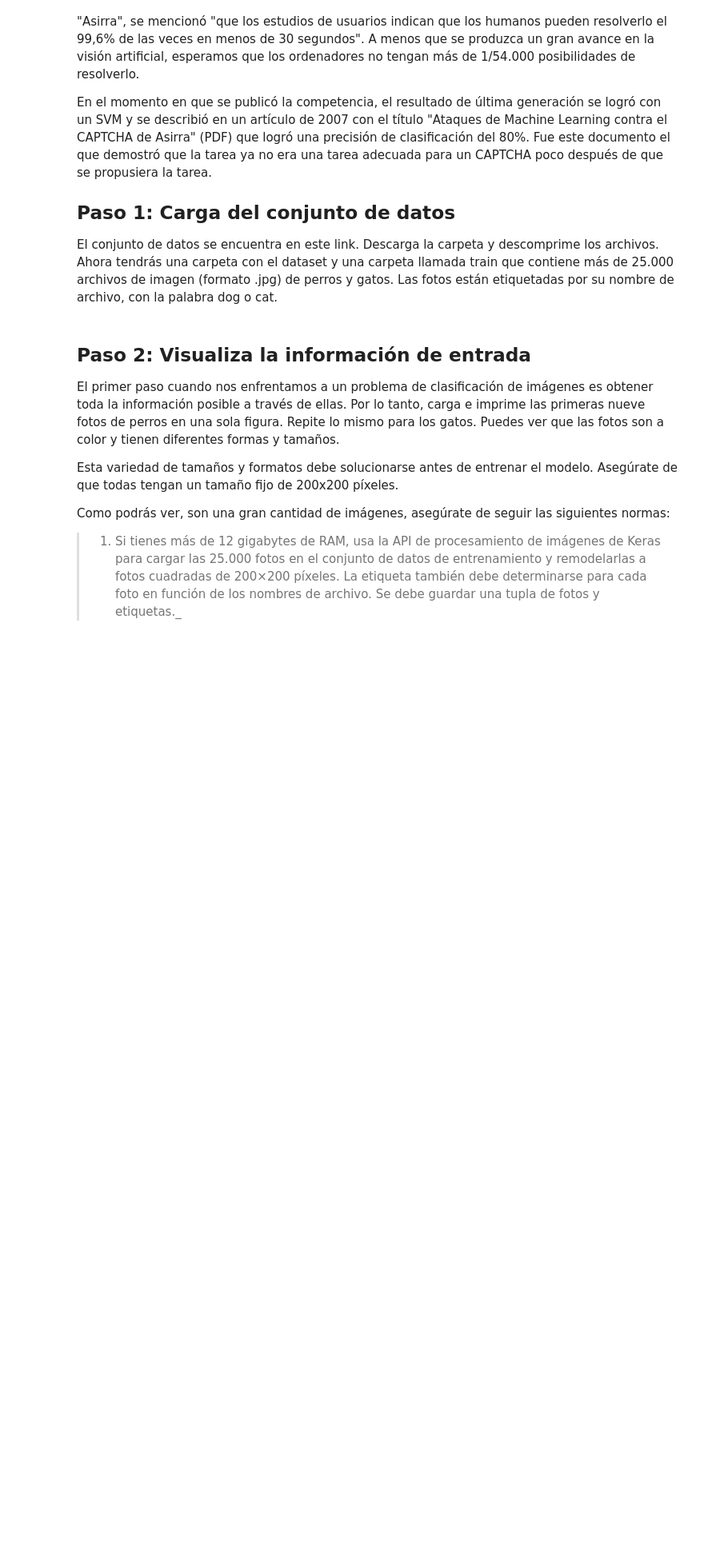
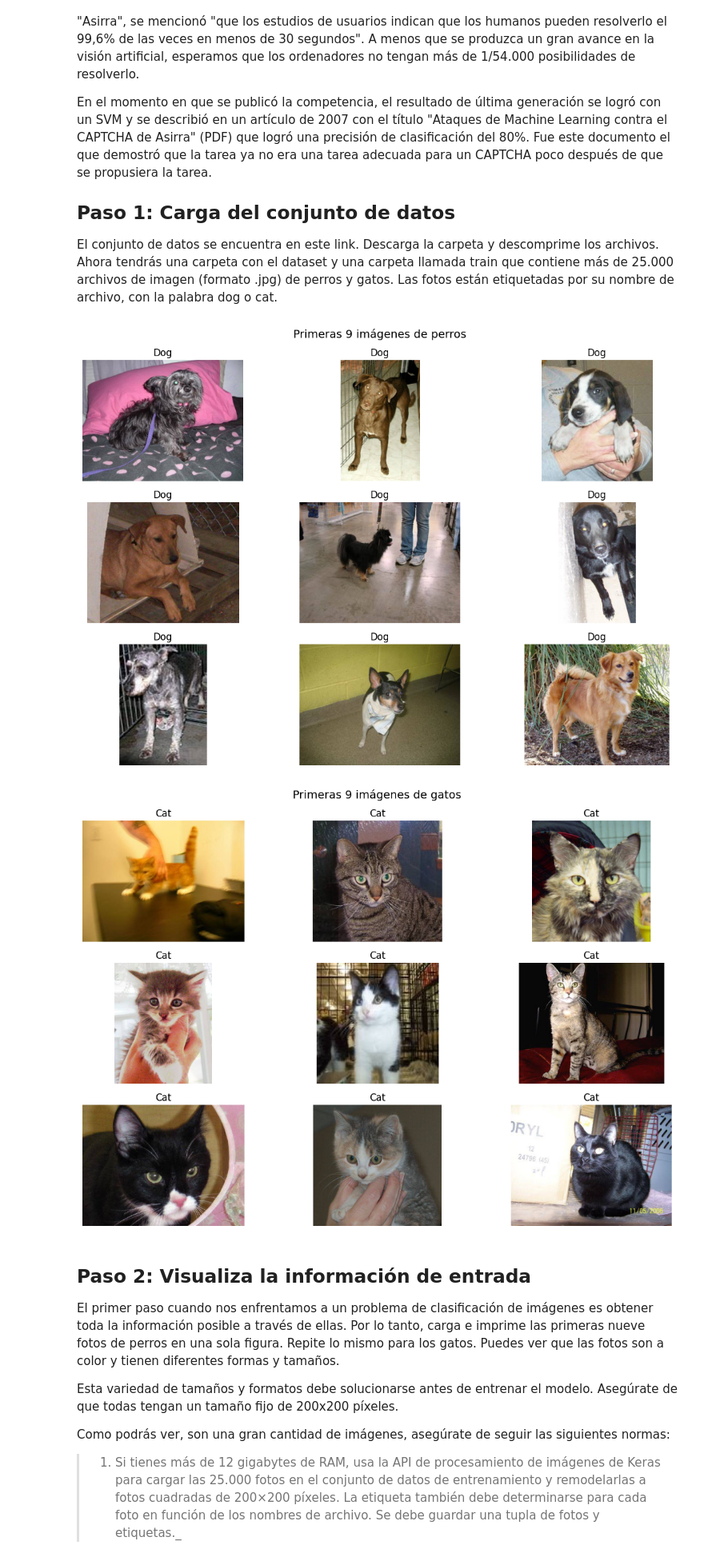
Before and after one commit to 4GeeksAcademy/ekbalam11-machine-learning, a Jupyter notebook: src/11-image-classifier-dogs-vs-cats.ipynb, the cells around one changed output. Shown at 80% size. Saved outputs shown, nothing was run; the diff lists cells and outputs as text; code cells hidden in the pictures; blank space fills up the shorter version.

```diff
--- a/src/11-image-classifier-dogs-vs-cats.ipynb
+++ b/src/11-image-classifier-dogs-vs-cats.ipynb
@@ -15,3 +21,51 @@ El conjunto de datos se encuentra en este link. Descarga la carpeta y descomprim
+# %%
+
+data_dir = os.path.join("..", "data", "raw", "dogs-vs-cats", "train")
+
+# Filtrar imágenes de perros y gatos por nombre de archivo
+all_files = os.listdir(data_dir)
+dog_image_files = sorted([f for f in all_files if f.startswith("dog")])
+cat_image_files = sorted([f for f in all_files if f.startswith("cat")])
+
+# Función auxiliar para cargar imágenes
+def load_images(file_list, folder, n=9):
+    images = []
+    for i in range(n):
+        img_path = os.path.join(folder, file_list[i])
+        img = image.load_img(img_path)
+        img_array = image.img_to_array(img)
+        img_array /= 255.0
+        images.append(img_array)
+    return images
+
+# Cargar primeras 9 de cada clase
+dog_images = load_images(dog_image_files, data_dir)
+cat_images = load_images(cat_image_files, data_dir)
+
+# Mostrar perros
+plt.figure(figsize=(12, 8))
+for i in range(9):
+    plt.subplot(3, 3, i + 1)
+    plt.imshow(dog_images[i])
+    plt.title('Dog')
+    plt.axis('off')
+plt.suptitle('Primeras 9 imágenes de perros', fontsize=14)
+plt.tight_layout()
+plt.show()
+
+# Mostrar gatos
+plt.figure(figsize=(12, 8))
+for i in range(9):
+    plt.subplot(3, 3, i + 1)
+    plt.imshow(cat_images[i])
+    plt.title('Cat')
+    plt.axis('off')
+plt.suptitle('Primeras 9 imágenes de gatos', fontsize=14)
+plt.tight_layout()
+plt.show()
+# %% [output]
+[figure, added]
+[figure, added]
 # %% [markdown]
 ## Paso 2: Visualiza la información de entrada
 
```
Also changed, not shown: parts of 10 cells of this notebook, 1 other file.
